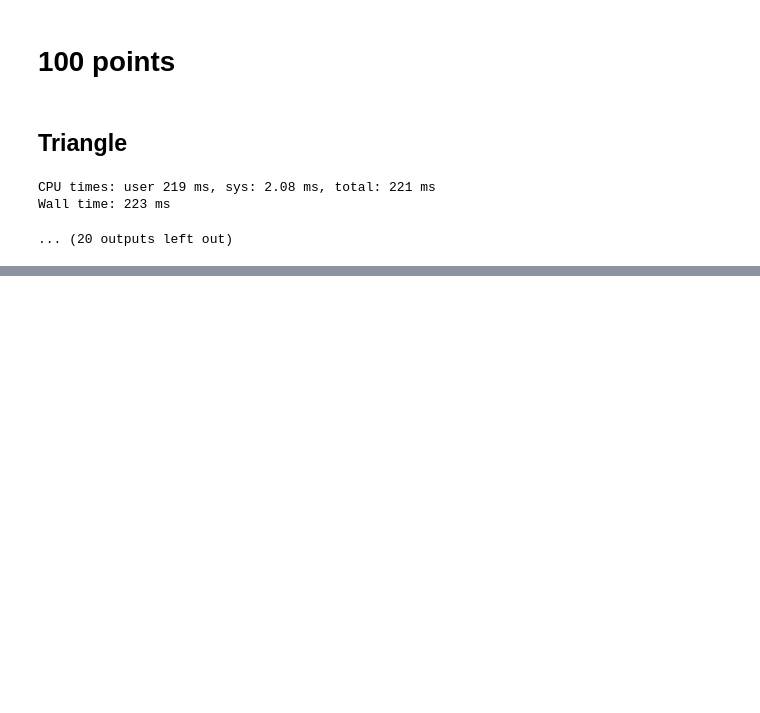
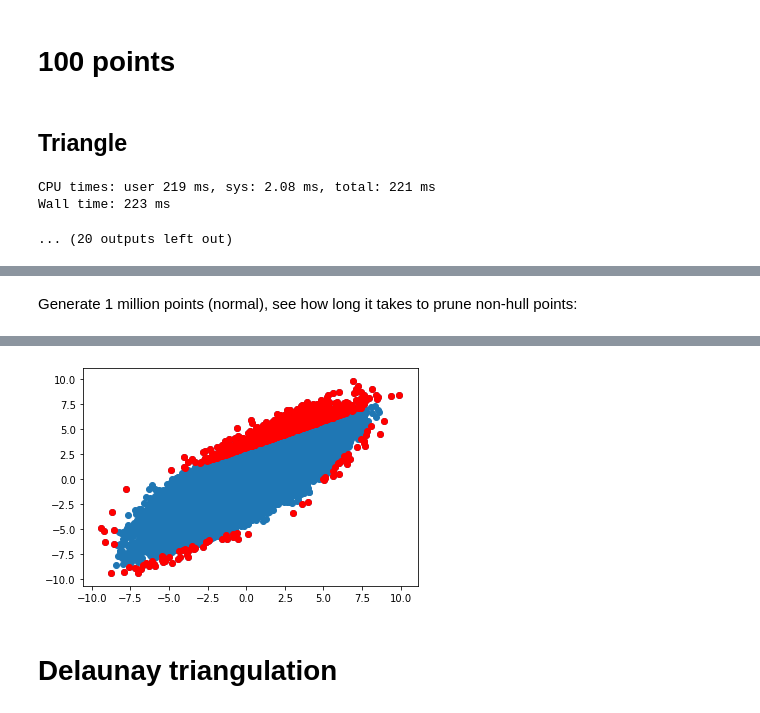
Before and after one commit to aldanor/avta-convex-hull, a Jupyter notebook: avta-triangle.ipynb, the cells around one changed output, grey strips where cells are left out. Cells and saved outputs as stored; diff of their text form; code cells hidden in the pictures; blank space fills up the shorter version.

```diff
--- a/avta-triangle.ipynb
+++ b/avta-triangle.ipynb
@@ -164,0 +207,9 @@ Wall time: 223 ms
+# %%
+md('Generate 1 million points (normal), see how long it takes to prune non-hull points:')
+S = generate_points(100_000, dist='normal')
+S_p = %time prune_hull(S)
+plt.scatter(*S.T)
+plt.scatter(*prune_hull(S).T, color='r')
+print('Points left:', len(S_p))
+# %% [output]
+Generate 1 million points (normal), see how long it takes to prune non-hull points:
@@ -164,0 +219,3 @@ Wall time: 223 ms
+[figure, added]
+# %% [markdown]
+# Delaunay triangulation
```
Also changed, not shown: parts of 12 cells of this notebook.
